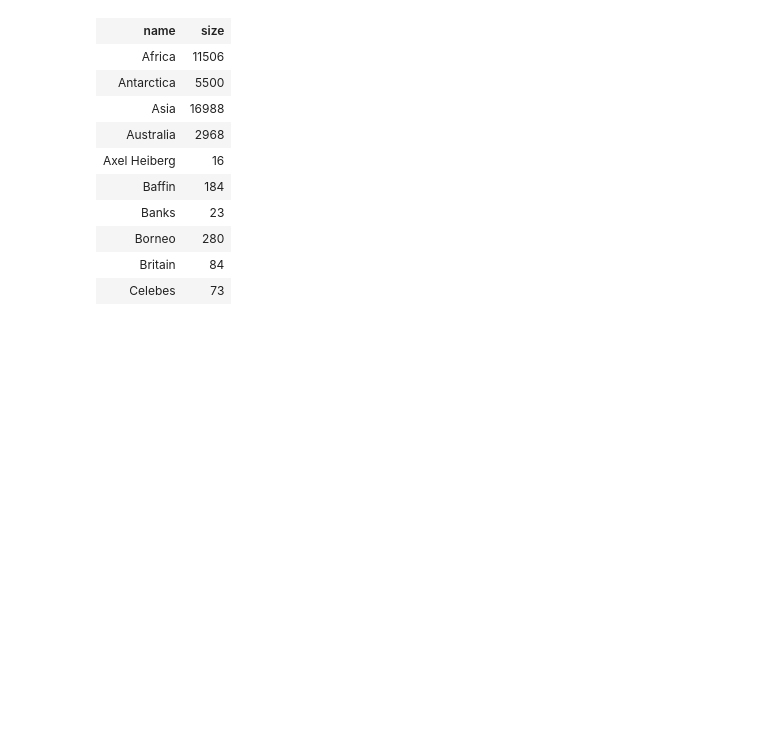
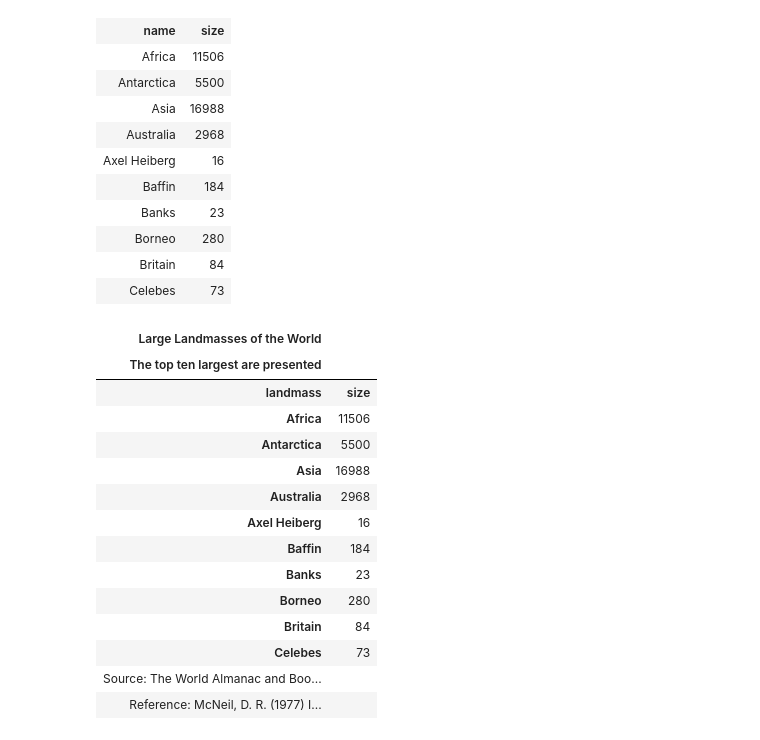
Before and after one commit to grojas123/great_tables, a Jupyter notebook: getStarted.ipynb, the cells around one changed output. Drawn from its saved outputs; the diff is of its cells as text; code cells hidden in the pictures; blank space fills up the shorter version.

```diff
--- a/getStarted.ipynb
+++ b/getStarted.ipynb
@@ -19,3 +19,39 @@ gt_tbl
 | Borneo | 280 |
 | Britain | 84 |
 | Celebes | 73 |
+# %%
+from great_tables import GT, md, html
+from great_tables.data import islands
+
+islands_mini = islands.head(10)
+
+(
+    GT(islands_mini, rowname_col = "name")
+    .tab_header(
+        title="Large Landmasses of the World",
+        subtitle="The top ten largest are presented"
+    )
+    .tab_source_note(
+        source_note="Source: The World Almanac and Book of Facts, 1975, page 406."
+    )
+    .tab_source_note(
+        source_note=md("Reference: McNeil, D. R. (1977) *Interactive Data Analysis*. Wiley.")
+    )
+    .tab_stubhead(label="landmass")
+)
+# %% [output]
+| Large Landmasses of the World |  |
+| The top ten largest are presented |  |
+| landmass | size |
+| Africa | 11506 |
+| Antarctica | 5500 |
+| Asia | 16988 |
+| Australia | 2968 |
+| Axel Heiberg | 16 |
+| Baffin | 184 |
+| Banks | 23 |
+| Borneo | 280 |
+| Britain | 84 |
+| Celebes | 73 |
+| Source: The World Almanac and Boo... |  |
+| Reference: McNeil, D. R. (1977) I... |  |
```
Also changed, not shown: parts of 1 cell of this notebook, 3 other files.
